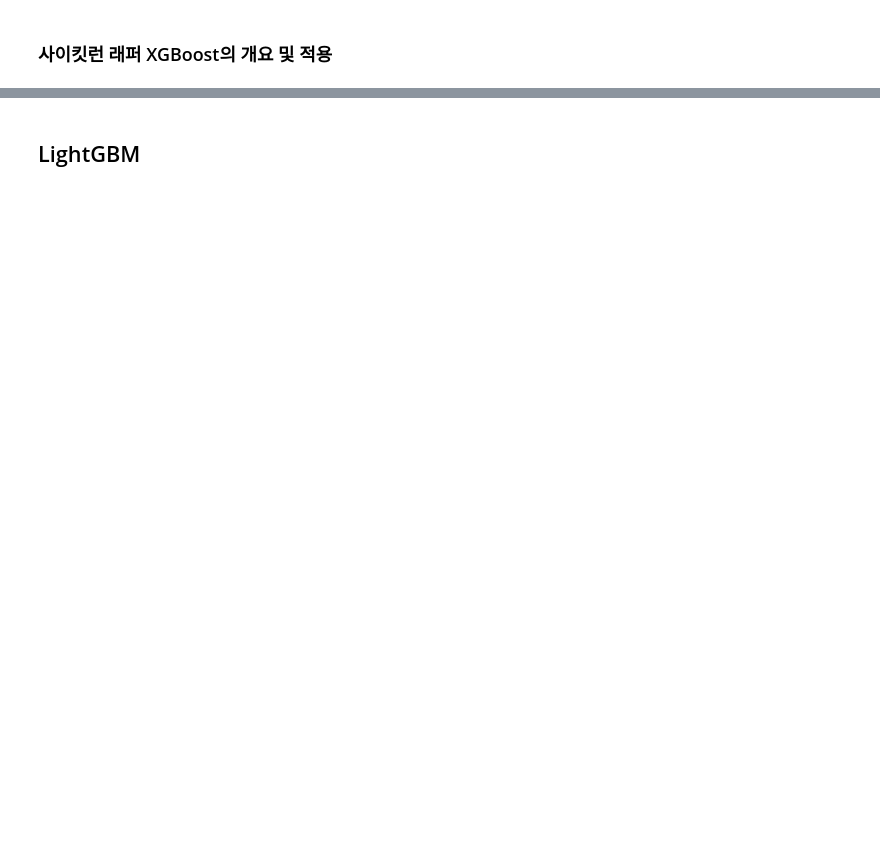
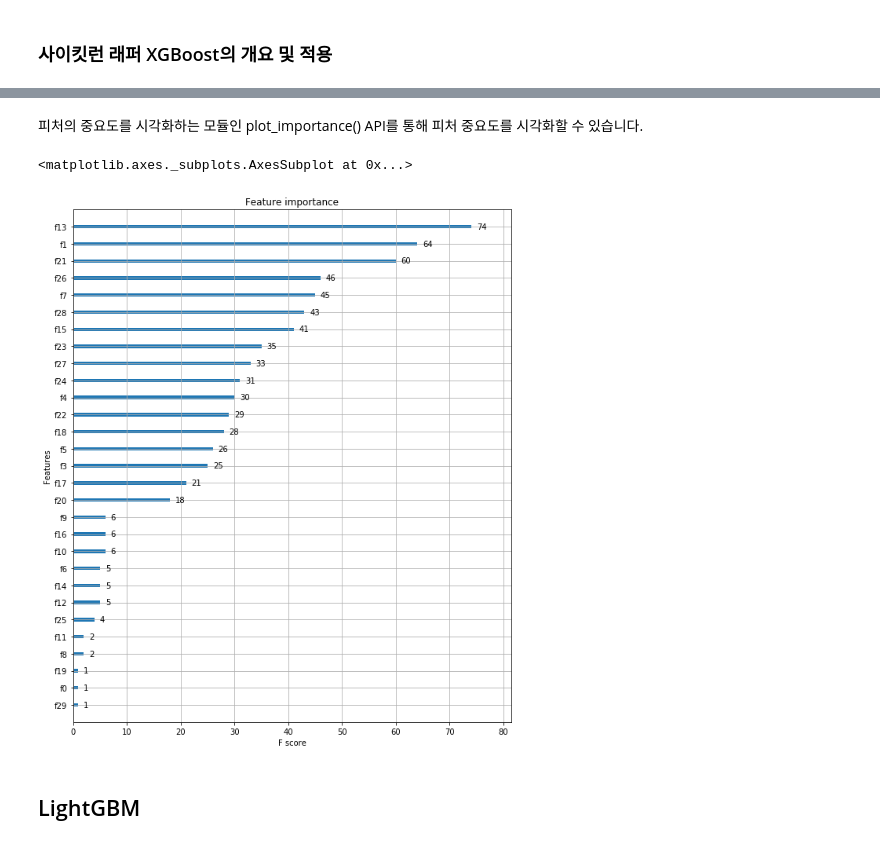
Before and after one commit to kmmnjng528/ml-definitive-guide, a Jupyter notebook: 4장_분류.ipynb, the cells around one changed output, grey strips where cells are left out. Cells and saved outputs as stored; diff of their text form; code cells hidden in the pictures; blank space fills up the shorter version.

```diff
--- a/4장_분류.ipynb
+++ b/4장_분류.ipynb
@@ -529,0 +588,8 @@ Q. train보다 test가 높게 나왔네 뭔가 잘못된걸까?
+# %%
+dataset = load_breast_cancer()
+X_features = dataset.data
+y_label = dataset.target
+
+cancer_df = pd.DataFrame(X_features, columns=dataset.feature_names)
+cancer_df['target']= y_label
+cancer_df.head(3)
@@ -529,0 +610,5 @@ Q. train보다 test가 높게 나왔네 뭔가 잘못된걸까?
+# %%
+# 전체 데이터 중 80%는 학습용 데이터, 20%는 테스트용 데이터 추출
+X_train, X_test, y_train, y_test=train_test_split(X_features, y_label,
+                                         test_size=0.2, random_state=156 )
+print(X_train.shape , X_test.shape)
@@ -529,0 +617,5 @@ Q. train보다 test가 높게 나왔네 뭔가 잘못된걸까?
+# %%
+evals = [(X_test, y_test)]
+xgb_wrapper = XGBClassifier(n_estimators=400, learning_rate=0.1, max_depth=3)
+xgb_wrapper.fit(X_train , y_train,  early_stopping_rounds=400,eval_set=evals, eval_metric="logloss",  verbose=True)
+w_preds = xgb_wrapper.predict(X_test)
@@ -529,0 +667,6 @@ Q. train보다 test가 높게 나왔네 뭔가 잘못된걸까?
+# %%
+xgb_wrapper = XGBClassifier(n_estimators=400, learning_rate=0.1, max_depth=3)
+evals = [(X_test, y_test)]
+xgb_wrapper.fit(X_train, y_train, early_stopping_rounds=100, eval_metric="logloss",
+                eval_set=evals, verbose=True)
+ws100_preds = xgb_wrapper.predict(X_test)
@@ -530,2 +691,15 @@ Q. train보다 test가 높게 나왔네 뭔가 잘못된걸까?
+# %% [markdown]
+피처의 중요도를 시각화하는 모듈인 plot_importance() API를 통해 피처 중요도를 시각화할 수 있습니다.
+# %%
+from xgboost import plot_importance
+import matplotlib.pyplot as plt
+%matplotlib inline
+
+fig, ax = plt.subplots(figsize=(10, 12))
+# 사이킷런 래퍼 클래스를 입력해도 무방.
+plot_importance(xgb_wrapper, ax=ax)
+# %% [output]
+<matplotlib.axes._subplots.AxesSubplot at 0x...>
+[figure, added]
 # %% [markdown]
 ## LightGBM
```
Also changed, not shown: parts of 88 cells of this notebook.
